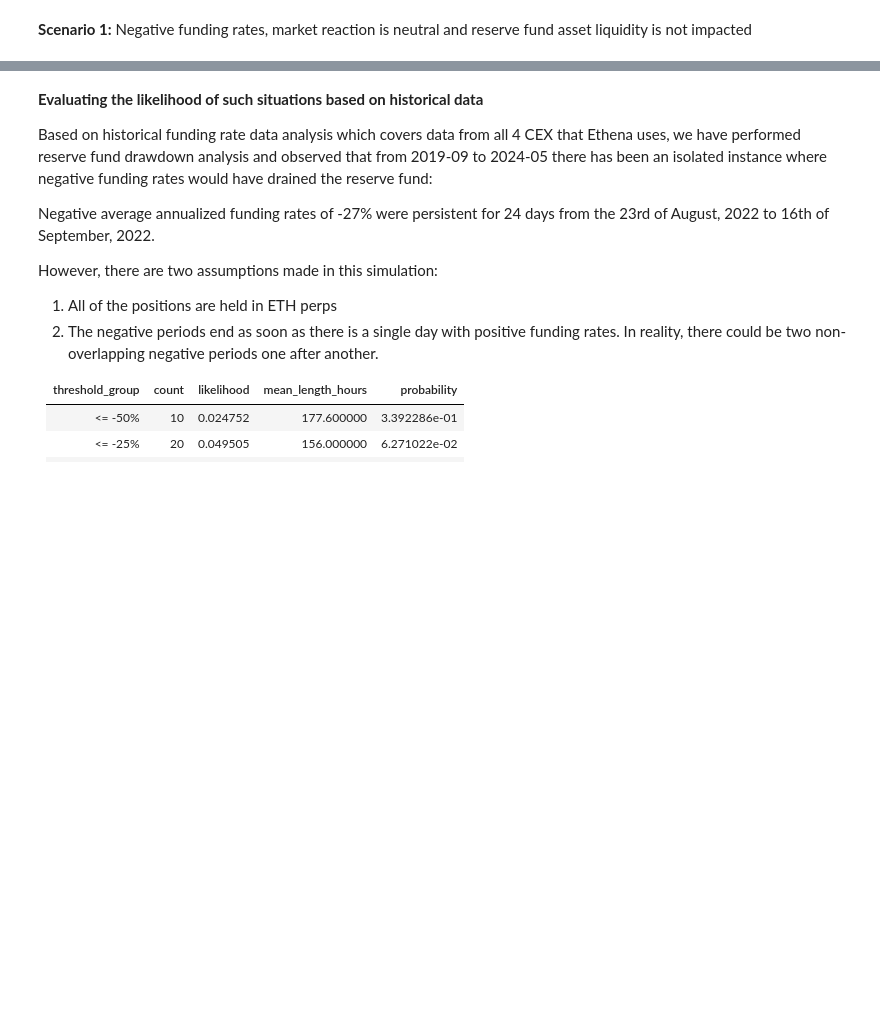
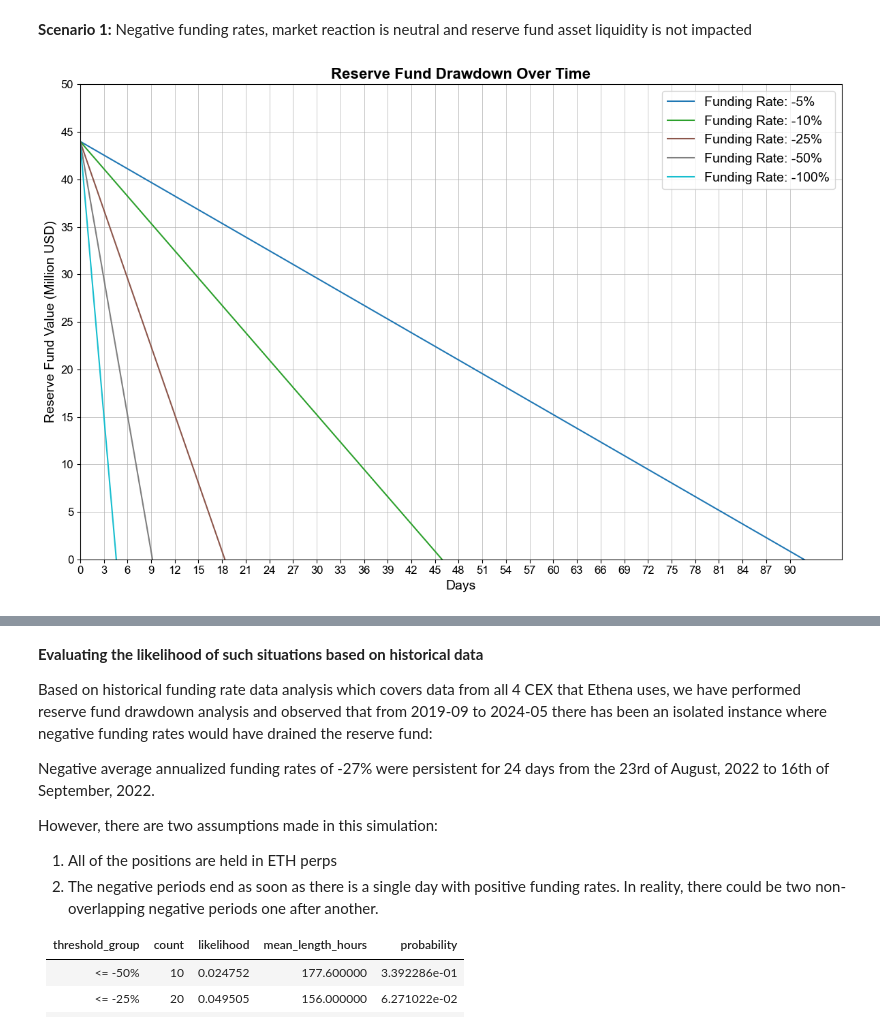
Before and after one commit to llama-risk/ethena_simulations, a Jupyter notebook: reserve_simulations.ipynb, the cells around one changed output, grey strips where cells are left out. Cells and saved outputs as stored; diff of their text form; code cells hidden in the pictures; blank space fills up the shorter version.

```diff
--- a/reserve_simulations.ipynb
+++ b/reserve_simulations.ipynb
@@ -38,6 +38,9 @@ def run_simulation(total_exposure, initial_reserve_fund, annualized_funding_rate
         results[rate] = fund_values
     return results
 # %%
+import numpy as np
+import matplotlib.pyplot as plt
+
 def plot_results(results, past_results=None, tick_size=3):
     """
     Plot the results for different funding rates.
@@ -49,14 +52,18 @@ def plot_results(results, past_results=None, tick_size=3):
     """
     plt.figure(figsize=(12, 8))
 
+    # Define a color cycle
+    colors = plt.cm.tab10(np.linspace(0, 1, len(results)))
+    color_dict = {rate: color for rate, color in zip(results.keys(), colors)}
+
     # Plot current results
     for rate, values in results.items():
-        plt.plot(values, label=f'Funding Rate: {rate*100}%', linestyle='solid')
+        plt.plot(values, label=f'Funding Rate: {int(rate*100)}%', linestyle='solid', color=color_dict[rate])
 
     # Plot past results if provided
     if past_results:
         for rate, values in past_results.items():
-            plt.plot(values, label=f'Funding Rate: {rate*100}%', linestyle='dashed')
+            plt.plot(values, label=f'Funding Rate (base case): {int(rate*100)}%', linestyle='dashed', color=color_dict[rate])
 
     max_days = max(len(values) for values in results.values())
     if past_results:
@@ -64,25 +71,44 @@ def plot_results(results, past_results=None, tick_size=3):
         max_days = max(max_days, max_new)
     plt.xticks(range(0, max_days, tick_size))
 
-    plt.title('Reserve Fund Drawdown Over Time')
-    plt.xlabel('Days')
-    plt.ylabel('Reserve Fund Value (USD)')
-    plt.legend()
-    plt.grid(True)
+    # Set x-axis and y-axis limits
+    plt.xlim(left=0)
+    plt.ylim(bottom=0)
+
+    # Set y-axis ticks and gridlines
+    y_max = plt.gca().get_ylim()[1]
+    major_ticks = np.arange(0, y_max + 5, 5)  # Major ticks every 5 million
+    plt.yticks(major_ticks)
+
+    plt.title('Reserve Fund Drawdown Over Time', fontname='Arial', fontweight='bold', fontsize=16)
+    plt.xlabel('Days', fontname='Arial', fontsize=14)
+    plt.ylabel('Reserve Fund Value (Million USD)', fontname='Arial', fontsize=14)
+
+    plt.legend(prop={'family': 'Arial', 'size': 14})
+
+    # Change font for tick labels and format y-axis labels
+    plt.xticks(fontname='Arial', fontsize=12)
+    plt.yticks(fontname='Arial', fontsize=12)
+    plt.gca().yaxis.set_major_formatter(plt.FuncFormatter(lambda x, p: format(int(x), ',')))
+
+    # Set grid
+    plt.grid(True, axis='both', linestyle='-', linewidth=0.5)
+
+    plt.tight_layout()  # Adjust layout to prevent clipping of labels
     plt.show()
 # %% [markdown]
 **Scenario 1:** Negative funding rates, market reaction is neutral and reserve fund asset liquidity is not impacted
 # %%
 # Parameters
 total_exposure = 3500000000 # $3.5B
 reserve_fund = 44000000 # $44M
-annualized_funding_rates = [-0.05, -0.10, -0.25, -0.50]
-lst_rate = 0.05
-lst_proportion = 0.11
+annualized_funding_rates = [-0.05, -0.10, -0.25, -0.50, -1]
 
 # Simulation
 results = run_simulation(total_exposure, reserve_fund, annualized_funding_rates)
 plot_results(results)
+# %% [output]
+[figure, added]
 # %%
 for rate, values in results.items():
     print(rate, ": ", len(values))
```
Also changed, not shown: parts of 7 cells of this notebook.
